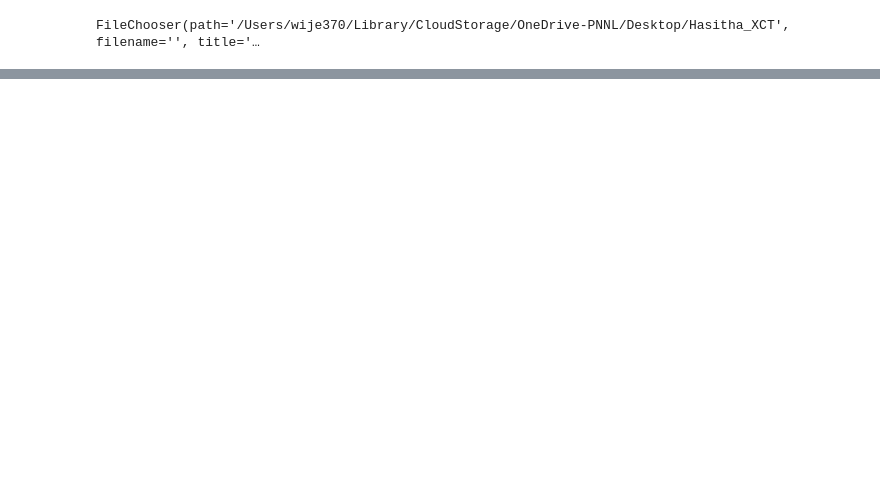
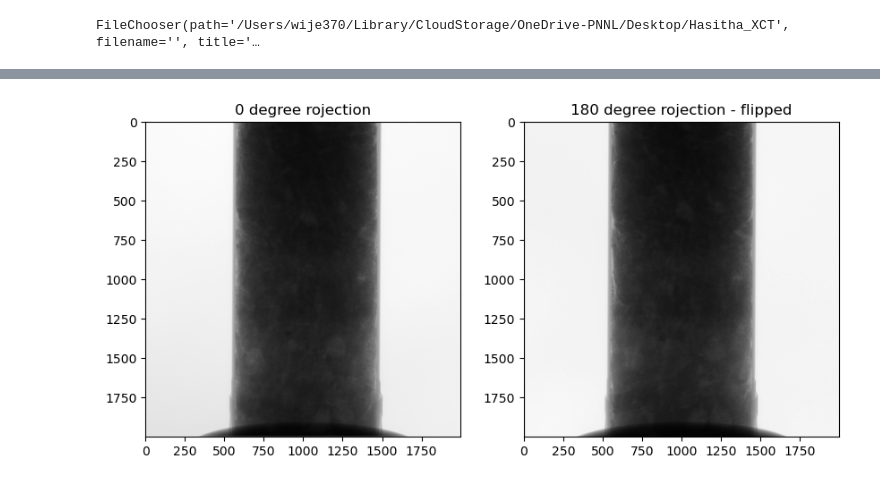
Before and after one commit to Hasitha-Wijesuriya/EMSL-XCT, a Jupyter notebook: recon.ipynb, the cells around one changed output, grey strips where cells are left out. Drawn from its saved outputs; the diff is of its cells as text; code cells hidden in the pictures; blank space fills up the shorter version.

```diff
--- a/recon.ipynb
+++ b/recon.ipynb
@@ -57,0 +69,11 @@ display(cor_sliders)
+# %%
+plt. figure(figsize=(10,20))
+plt.subplot(1, 2, 1)
+plt.imshow(proj_0,cmap='gray')
+plt.title("0 degree projection")
+plt.subplot(1, 2, 2)
+plt.imshow(proj_180_flipped,cmap='gray')
+plt.title("180 degree projection - flipped")
+plt.show()
+# %% [output]
+[figure, added]
```
Also changed, not shown: parts of 7 cells of this notebook, 2 other files.
